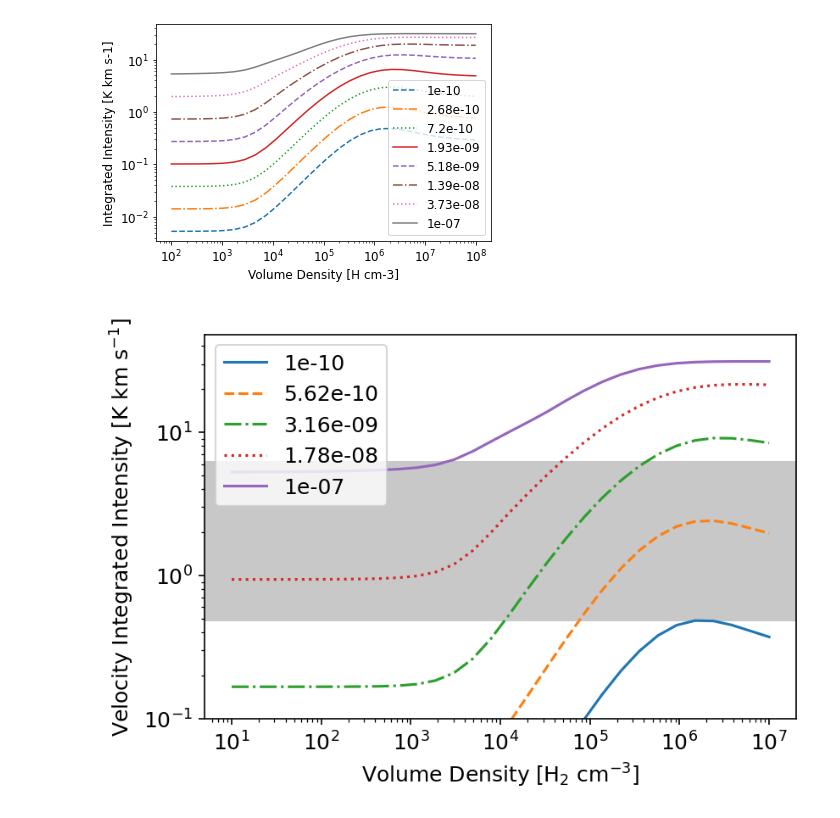
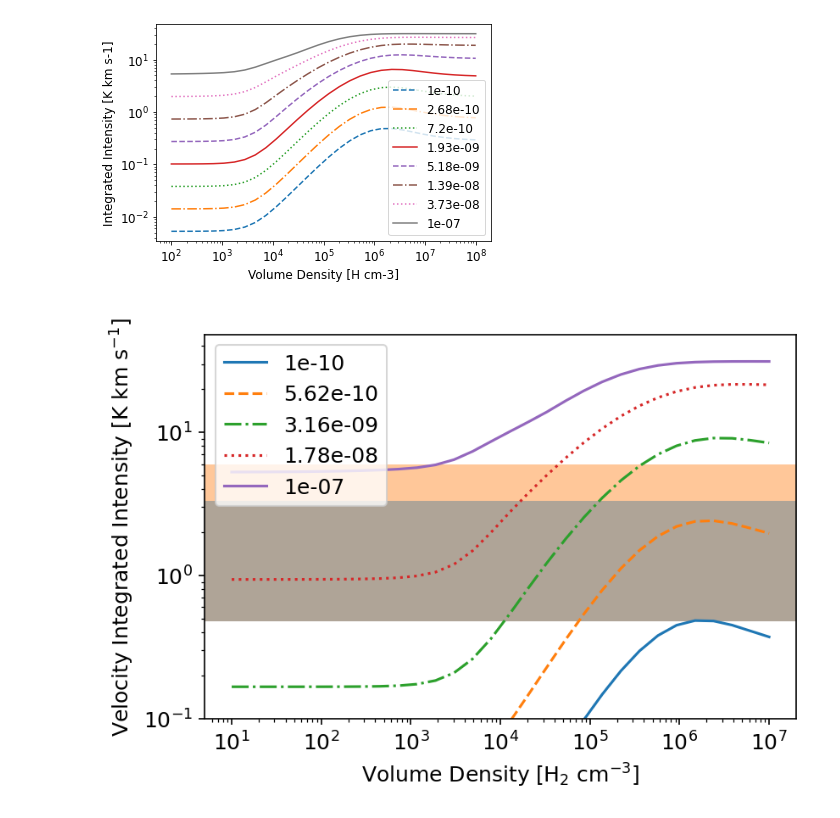
Before and after one commit to SpacialTree/clouds-g5-b1, a Jupyter notebook: DespoticSiO.ipynb, the cells around one changed output. Cells and saved outputs as stored; diff of their text form; code cells hidden in the pictures.

```diff
--- a/DespoticSiO.ipynb
+++ b/DespoticSiO.ipynb
@@ -205,7 +205,9 @@ for a in abundance:
         #plt.axhline(y=4.8907389, color='k', linestyle='--')
         #plt.axhline(y=0.76873781, color='k', linestyle='--')
 
-        plt.axhspan(0.76873781, 4.8907389, facecolor='0.5', alpha=0.1)
+        #plt.axhspan(0.76873781, 4.8907389, facecolor='0.5', alpha=0.1)
+        plt.axhspan(0.76873781, 1.6335953, facecolor='tab:blue', alpha=0.1)
+        plt.axhspan(0.76873781, 4.8750899, facecolor='tab:orange', alpha=0.1)
     except:
         print('oops')
     #'''
@@ -477,8 +475,8 @@ for a in abundance:
     for n in range(vol_dense.size):
         g5.nH = vol_dense[n]
         g5.sigmaNT = 2e-14 * g5.colDen / g5.nH
-        if g5.sigmaNT < sound_speed:
-            print('don\'t plot?')
+        #if g5.sigmaNT < sound_speed:
+         #   print('don\'t plot?')
             #vs =np.sqrt(k * T / m_h2co)
         #print(g5.sigmaNT)
         g5.addEmitter("ph2co-h2", a)
@@ -515,7 +513,8 @@ for a in abundance:
         #plt.axhline(y=4.8907389, color='k', linestyle='--')
         #plt.axhline(y=0.76873781, color='k', linestyle='--')
 
-        plt.axhspan(0.47637372, 6.3311937, facecolor='0.5', alpha=0.1)
+        plt.axhspan(0.47637372, 5.9633835, facecolor='tab:orange', alpha=0.1)
+        plt.axhspan(0.47637372, 3.311673, facecolor='tab:blue', alpha=0.1)
     except:
         print('oops')
     #'''
@@ -550,31 +549,31 @@ for a in abundance:
     plt.plot(vol_dense, Hint,label=lab)
     plt.xscale('log')
     plt.xlabel('Volume Density [H cm-3]')
     plt.ylabel('Emission per H [erg s-1]')
     '''
     ### Tupper
     '''
     plt.plot(vol_dense, Tupper,label=lab)
     plt.xscale('log')
     plt.xlabel('Volume Density [H cm-3]')
     plt.ylabel('Tupper [K]')
     '''
 
     ### Tau Dust
     '''
     plt.plot(vol_dense, tauDust, label=lab)
     plt.xscale('log')
     plt.xlabel('Volume Density [H cm-3]')
     plt.ylabel('Dust Opacity')
     '''
 
     #plt.title(title)
     #plt.show()
 plt.legend()
 #plt.ylim(top=20)
 plt.yscale('log')
 plt.ylim(bottom=0.1)
 
 plt.savefig('/orange/adamginsburg/cmz/g5/code/plots/despotich2co.pdf', bbox_inches='tight')
 # %% [output]
-[figure, old version]
+[figure, new version]
```
Also changed, not shown: parts of 3 cells of this notebook, 2 other files.
